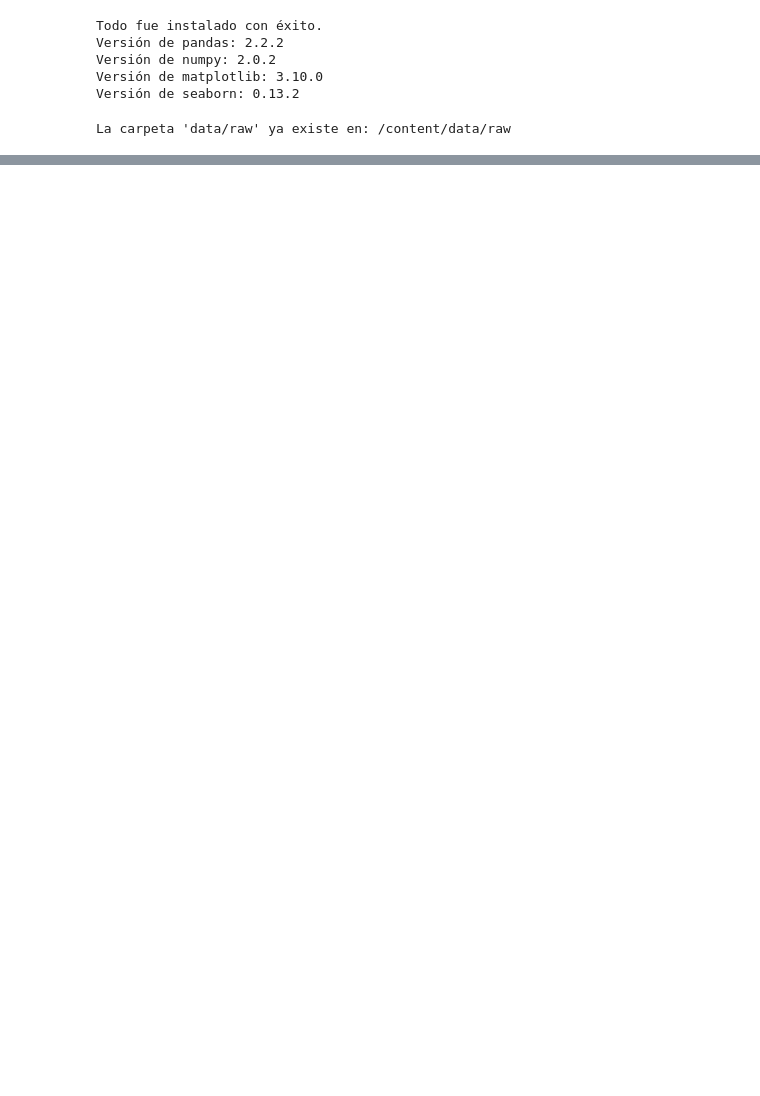
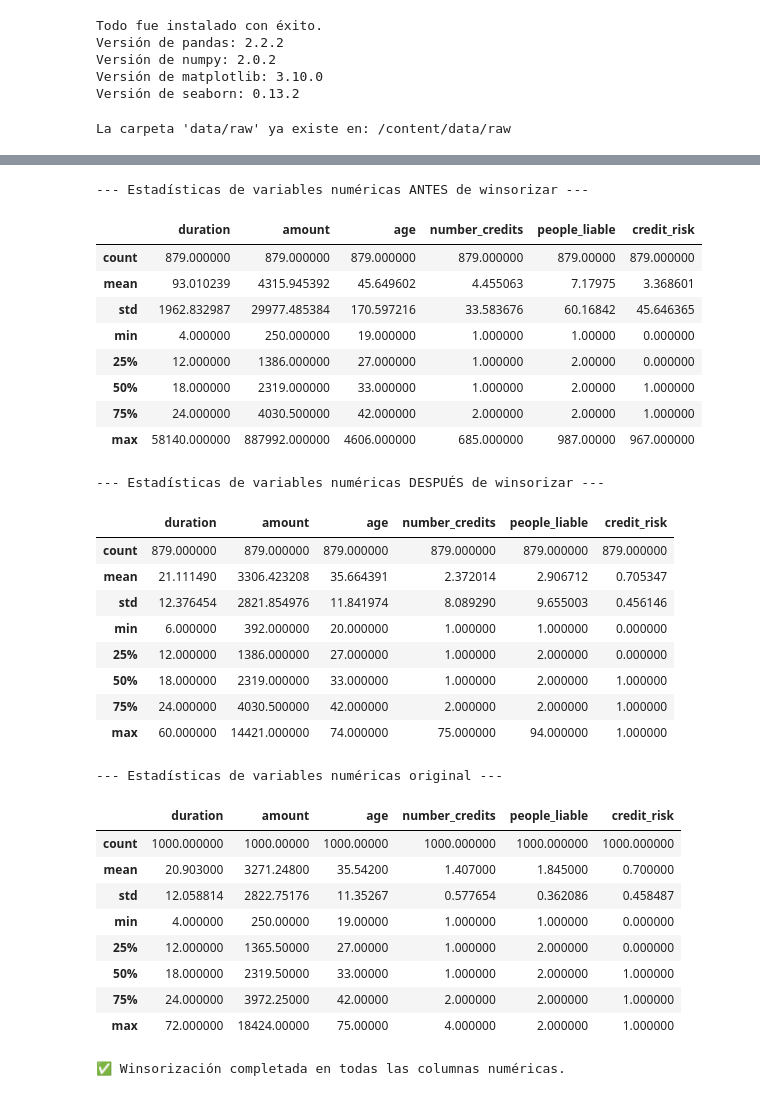
Before and after one commit to m-gaytan/mna-mlops-team46, a Jupyter notebook: notebooks/1_clean_data.ipynb, the cells around one changed output, grey strips where cells are left out. Drawn from its saved outputs; the diff is of its cells as text; code cells hidden in the pictures; blank space fills up the shorter version.

```diff
--- a/notebooks/1_clean_data.ipynb
+++ b/notebooks/1_clean_data.ipynb
@@ -222,0 +399,12 @@ display(comparative_info_df)
+# %%
+#@title Conteo de Categorías para Variables Categóricas
+
+print("--- Conteo de Categorías para Variables Categóricas en df_modified ---")
+
+# Identificar las columnas categóricas
+categorical_cols = df_modified.select_dtypes(include='category').columns
+
+# Generar y mostrar una tabla de conteo para cada variable categórica
+for col in categorical_cols:
+    print(f"\nConteo de categorías para '{col}':")
+    display(df_modified[col].value_counts().reset_index(name='count'))
@@ -222,0 +638,56 @@ display(comparative_info_df)
+# %%
+#@title CELDA 9: Winsorizar variables numéricas para manejar outliers
+
+from scipy.stats.mstats import winsorize
+import numpy as np
+
+# Identificar las columnas numéricas (excluyendo las categóricas)
+numeric_cols = df_modified.select_dtypes(include=np.number).columns
+
+print("--- Estadísticas de variables numéricas ANTES de winsorizar ---")
+display(df_modified[numeric_cols].describe())
+
+# Iterar sobre cada columna numérica para aplicar la winsorización
+# limits=[0.05, 0.05] significa que el 5% inferior y el 5% superior serán acotados.
+for col in numeric_cols:
+    df_modified[col] = winsorize(df_modified[col], limits=[0.01, 0.01])
+
+print("\n--- Estadísticas de variables numéricas DESPUÉS de winsorizar ---")
+display(df_modified[numeric_cols].describe())
+
+print("\n--- Estadísticas de variables numéricas original ---")
+display(df_original[numeric_cols].describe())
+
+print("\n✅ Winsorización completada en todas las columnas numéricas.")
+# %% [output]
+--- Estadísticas de variables numéricas ANTES de winsorizar ---
+|  | duration | amount | age | number_credits | people_liable | credit_risk |
+| count | 879.000000 | 879.000000 | 879.000000 | 879.000000 | 879.00000 | 879.000000 |
+| mean | 93.010239 | 4315.945392 | 45.649602 | 4.455063 | 7.17975 | 3.368601 |
+| std | 1962.832987 | 29977.485384 | 170.597216 | 33.583676 | 60.16842 | 45.646365 |
+| min | 4.000000 | 250.000000 | 19.000000 | 1.000000 | 1.00000 | 0.000000 |
+| 25% | 12.000000 | 1386.000000 | 27.000000 | 1.000000 | 2.00000 | 0.000000 |
+| 50% | 18.000000 | 2319.000000 | 33.000000 | 1.000000 | 2.00000 | 1.000000 |
+| 75% | 24.000000 | 4030.500000 | 42.000000 | 2.000000 | 2.00000 | 1.000000 |
+| max | 58140.000000 | 887992.000000 | 4606.000000 | 685.000000 | 987.00000 | 967.000000 |
+--- Estadísticas de variables numéricas DESPUÉS de winsorizar ---
+|  | duration | amount | age | number_credits | people_liable | credit_risk |
+| count | 879.000000 | 879.000000 | 879.000000 | 879.000000 | 879.000000 | 879.000000 |
+| mean | 21.111490 | 3306.423208 | 35.664391 | 2.372014 | 2.906712 | 0.705347 |
+| std | 12.376454 | 2821.854976 | 11.841974 | 8.089290 | 9.655003 | 0.456146 |
+| min | 6.000000 | 392.000000 | 20.000000 | 1.000000 | 1.000000 | 0.000000 |
+| 25% | 12.000000 | 1386.000000 | 27.000000 | 1.000000 | 2.000000 | 0.000000 |
+| 50% | 18.000000 | 2319.000000 | 33.000000 | 1.000000 | 2.000000 | 1.000000 |
+| 75% | 24.000000 | 4030.500000 | 42.000000 | 2.000000 | 2.000000 | 1.000000 |
+| max | 60.000000 | 14421.000000 | 74.000000 | 75.000000 | 94.000000 | 1.000000 |
+--- Estadísticas de variables numéricas original ---
+|  | duration | amount | age | number_credits | people_liable | credit_risk |
+| count | 1000.000000 | 1000.00000 | 1000.00000 | 1000.000000 | 1000.000000 | 1000.000000 |
+| mean | 20.903000 | 3271.24800 | 35.54200 | 1.407000 | 1.845000 | 0.700000 |
+| std | 12.058814 | 2822.75176 | 11.35267 | 0.577654 | 0.362086 | 0.458487 |
+| min | 4.000000 | 250.00000 | 19.00000 | 1.000000 | 1.000000 | 0.000000 |
+| 25% | 12.000000 | 1365.50000 | 27.00000 | 1.000000 | 2.000000 | 0.000000 |
+| 50% | 18.000000 | 2319.50000 | 33.00000 | 1.000000 | 2.000000 | 1.000000 |
+| 75% | 24.000000 | 3972.25000 | 42.00000 | 2.000000 | 2.000000 | 1.000000 |
+| max | 72.000000 | 18424.00000 | 75.00000 | 4.000000 | 2.000000 | 1.000000 |
+✅ Winsorización completada en todas las columnas numéricas.
```
Also changed, not shown: parts of 13 cells of this notebook.
